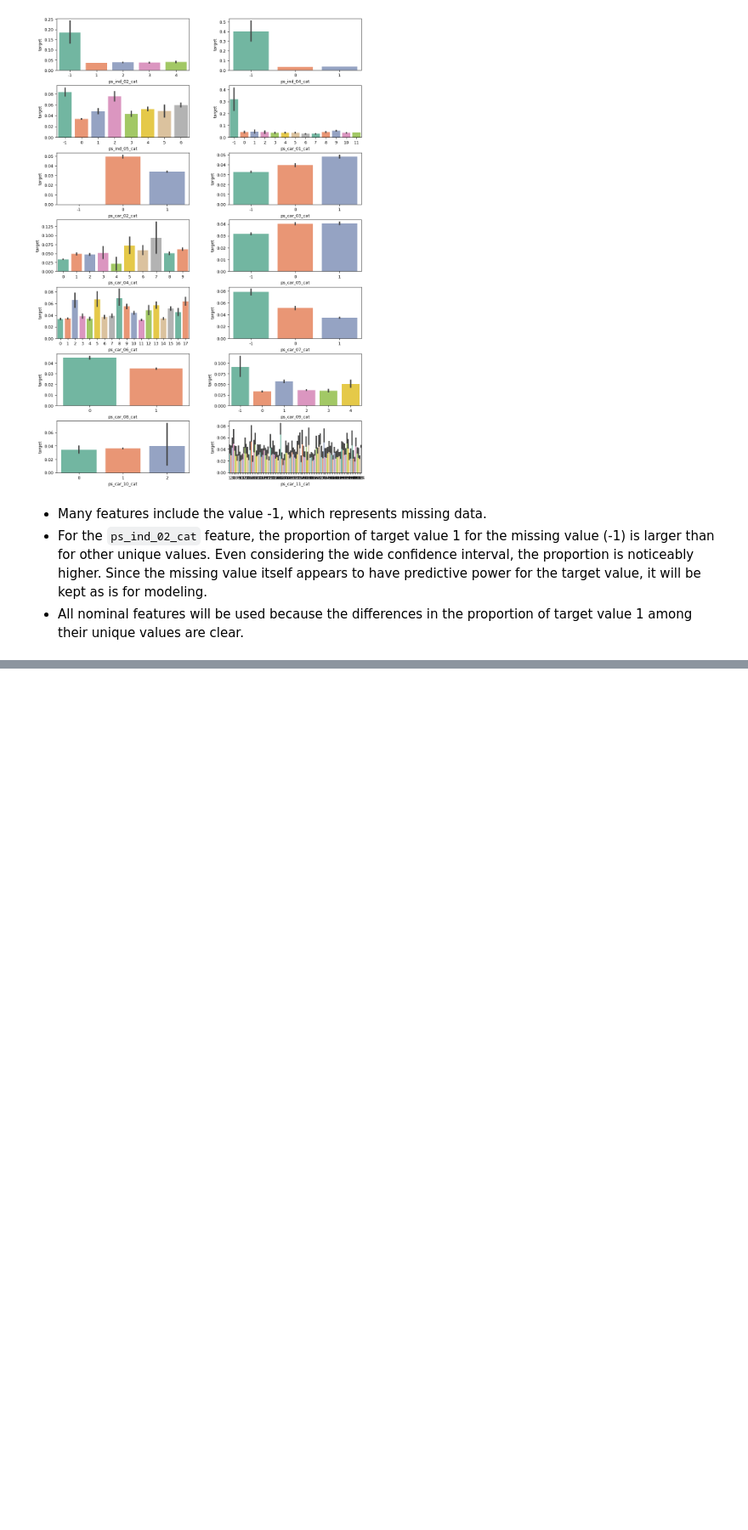
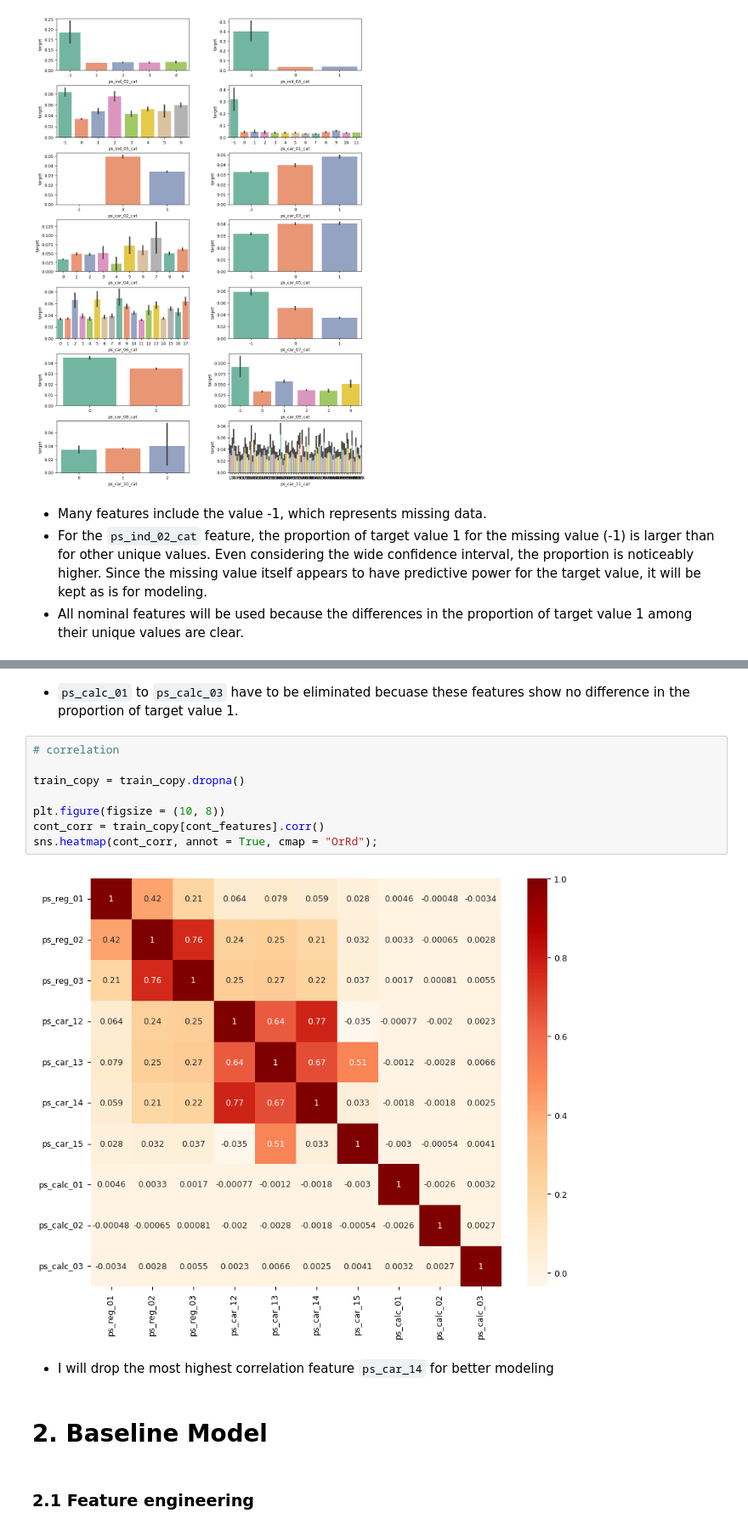
Before and after one commit to Bonniecoleman/Kaggle_competition, a Jupyter notebook: Porto Driver's Safe Driver Prediction/first_submission.ipynb, the cells around one changed output, grey strips where cells are left out. Shown at 85% size. Cells and saved outputs as stored; diff of their text form; blank space fills up the shorter version.

```diff
--- a/Porto Driver's Safe Driver Prediction/first_submission.ipynb
+++ b/Porto Driver's Safe Driver Prediction/first_submission.ipynb
@@ -199,0 +231,18 @@ plot_target_ratio_by_features(train, nom_features, 7, 2)
+# %% [markdown]
+- `ps_calc_01` to `ps_calc_03` have to be eliminated becuase these features show no difference in the proportion of target value 1.
+# %%
+# correlation
+
+train_copy = train_copy.dropna()
+
+plt.figure(figsize = (10, 8))
+cont_corr = train_copy[cont_features].corr()
+sns.heatmap(cont_corr, annot = True, cmap = "OrRd");
+# %% [output]
+[figure, added]
+# %% [markdown]
+- I will drop the most highest correlation feature `ps_car_14` for better modeling
+# %% [markdown]
+# 2. Baseline Model
+# %% [markdown]
+### 2.1 Feature engineering
```
Also changed, not shown: parts of 20 cells of this notebook, 1 other file.
